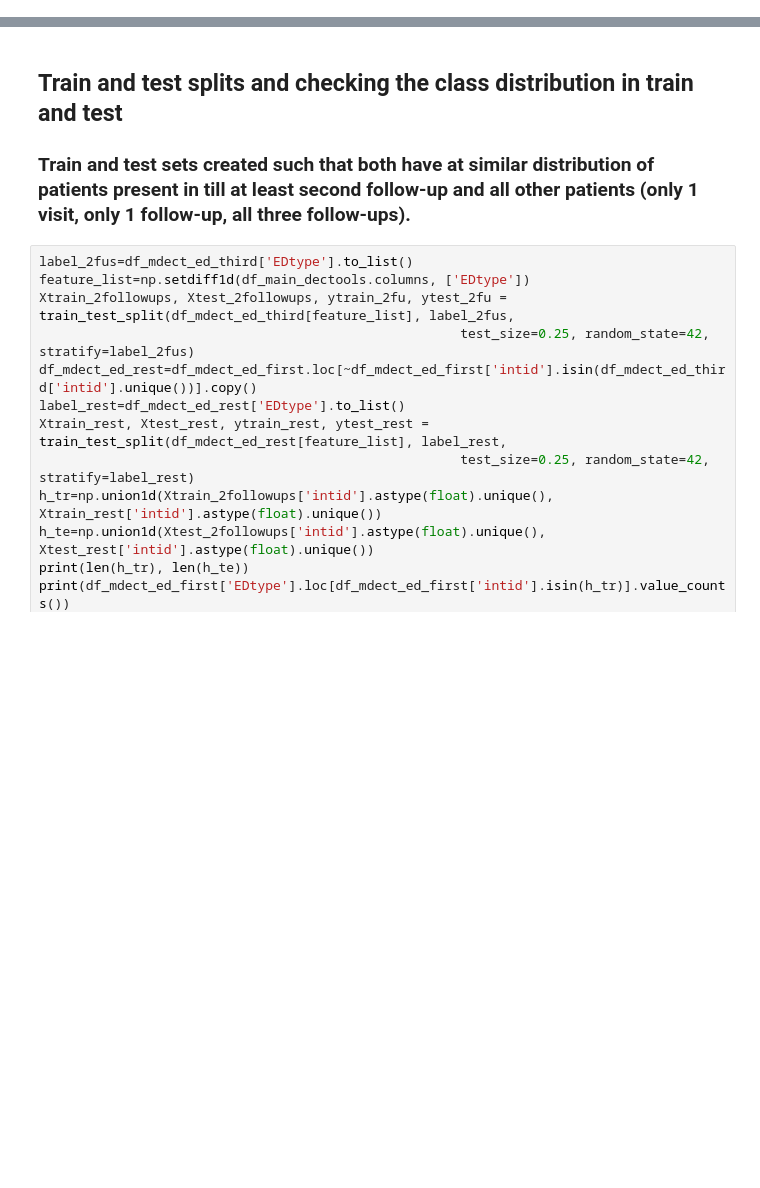
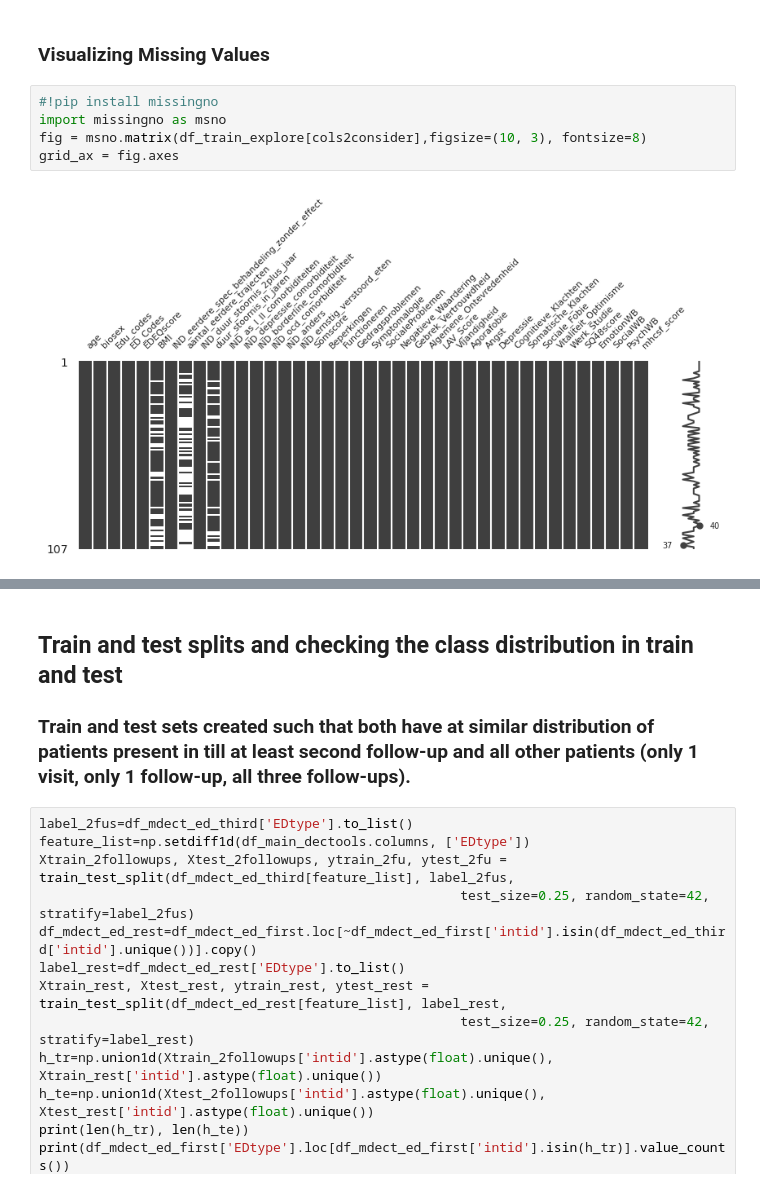
Before and after one commit to SrGh31/ED-profiling, a Jupyter notebook: Exploratory.ipynb, the cells around one changed output, grey strips where cells are left out. Saved outputs shown, nothing was run; the diff lists cells and outputs as text; blank space fills up the shorter version.

```diff
--- a/Exploratory.ipynb
+++ b/Exploratory.ipynb
@@ -104,0 +232,9 @@ Name: count, dtype: int64
+# %% [markdown]
+### Visualizing Missing Values
+# %%
+#!pip install missingno
+import missingno as msno
+fig = msno.matrix(df_train_explore[cols2consider],figsize=(10, 3), fontsize=8)
+grid_ax = fig.axes
+# %% [output]
+[figure, added]
```
Also changed, not shown: parts of 14 cells of this notebook.
